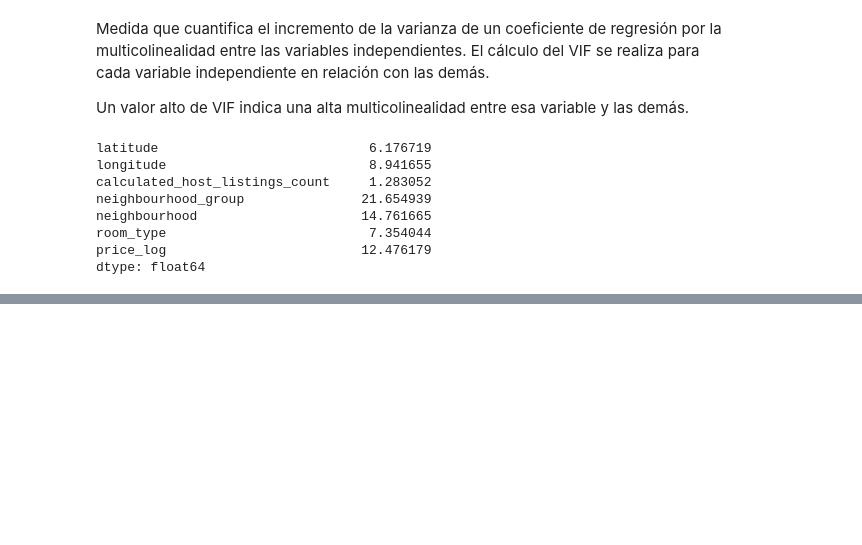
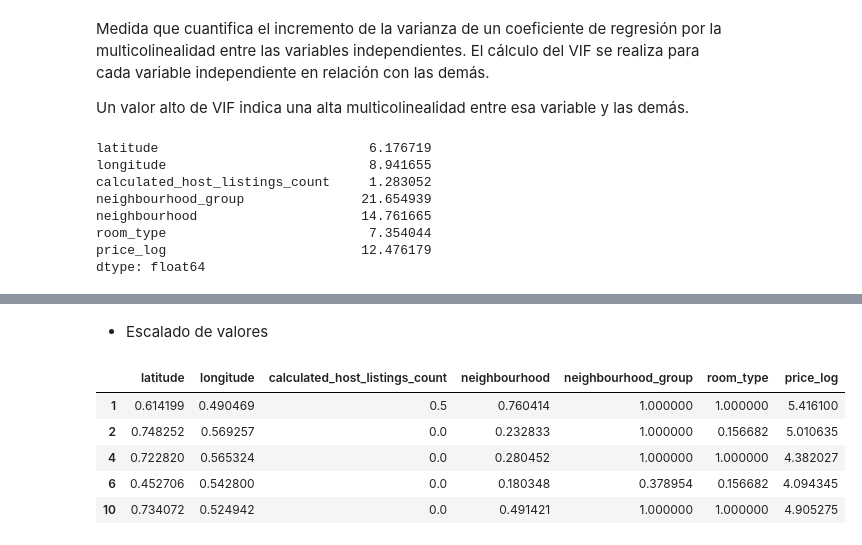
Before and after one commit to patriciamv97/machine-learning-python-template, a Jupyter notebook: src/eda.ipynb, the cells around one changed output, grey strips where cells are left out. Saved outputs shown, nothing was run; the diff lists cells and outputs as text; code cells hidden in the pictures; blank space fills up the shorter version.

Commit message:
min-max scaler

```diff
--- a/src/eda.ipynb
+++ b/src/eda.ipynb
@@ -622,0 +632,19 @@ dtype: float64
+# %% [markdown]
+ - Escalado de valores
+# %%
+from sklearn.preprocessing import MinMaxScaler
+
+num_variables = ["latitude", "longitude", "calculated_host_listings_count",
+                 "neighbourhood", "neighbourhood_group", "room_type"]
+scaler = MinMaxScaler()
+scal_features = scaler.fit_transform(data_encoded[num_variables])
+data_scal = pd.DataFrame(scal_features, index = data_encoded.index, columns = num_variables)
+data_scal["price_log"] = data_encoded["price_log"]
+data_scal.head()
+# %% [output]
+|  | latitude | longitude | calculated_host_listings_count | neighbourhood | neighbourhood_group | room_type | price_log |
+| 1 | 0.614199 | 0.490469 | 0.5 | 0.760414 | 1.000000 | 1.000000 | 5.416100 |
+| 2 | 0.748252 | 0.569257 | 0.0 | 0.232833 | 1.000000 | 0.156682 | 5.010635 |
+| 4 | 0.722820 | 0.565324 | 0.0 | 0.280452 | 1.000000 | 1.000000 | 4.382027 |
+| 6 | 0.452706 | 0.542800 | 0.0 | 0.180348 | 0.378954 | 0.156682 | 4.094345 |
+| 10 | 0.734072 | 0.524942 | 0.0 | 0.491421 | 1.000000 | 1.000000 | 4.905275 |
```
Also changed, not shown: parts of 1 cell of this notebook.
